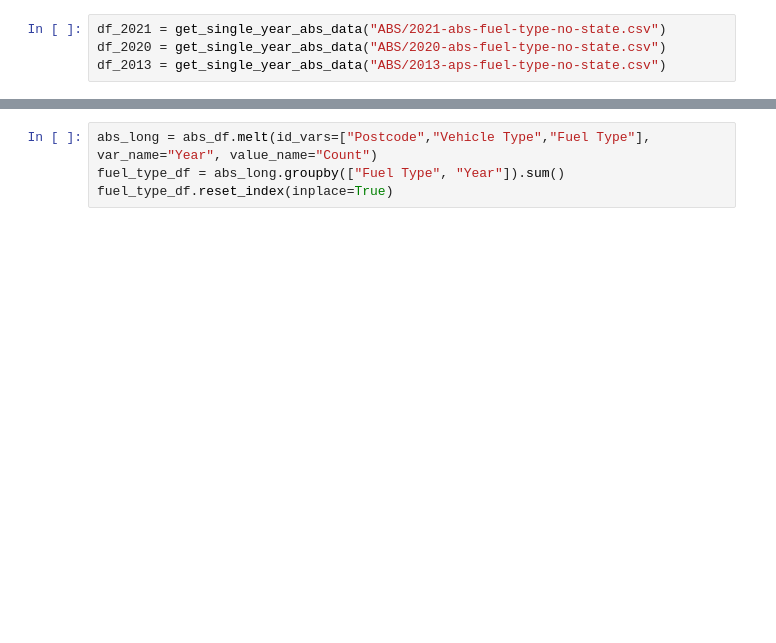
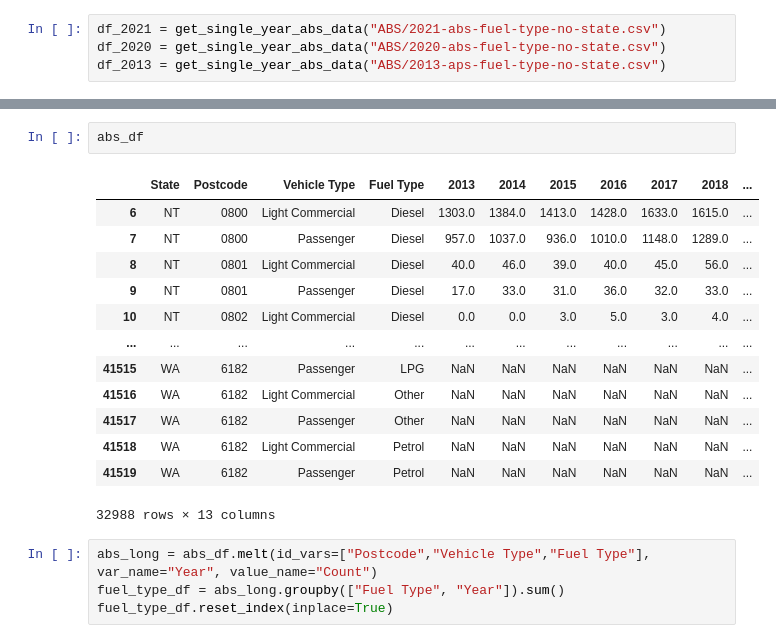
Before and after one commit to csiro-energy-systems/demand-forecasting, a Jupyter notebook: notebooks/process_abs_data.ipynb, the cells around one changed output, grey strips where cells are left out. Cells and saved outputs as stored; diff of their text form; blank space fills up the shorter version.

```diff
--- a/notebooks/process_abs_data.ipynb
+++ b/notebooks/process_abs_data.ipynb
@@ -85,3 +142,19 @@ abs_df = get_abs_data()
+# %%
+abs_df
+# %% [output]
+|  | State | Postcode | Vehicle Type | Fuel Type | 2013 | 2014 | 2015 | 2016 | 2017 | 2018 | ... |
+| 6 | NT | 0800 | Light Commercial | Diesel | 1303.0 | 1384.0 | 1413.0 | 1428.0 | 1633.0 | 1615.0 | ... |
+| 7 | NT | 0800 | Passenger | Diesel | 957.0 | 1037.0 | 936.0 | 1010.0 | 1148.0 | 1289.0 | ... |
+| 8 | NT | 0801 | Light Commercial | Diesel | 40.0 | 46.0 | 39.0 | 40.0 | 45.0 | 56.0 | ... |
+| 9 | NT | 0801 | Passenger | Diesel | 17.0 | 33.0 | 31.0 | 36.0 | 32.0 | 33.0 | ... |
+| 10 | NT | 0802 | Light Commercial | Diesel | 0.0 | 0.0 | 3.0 | 5.0 | 3.0 | 4.0 | ... |
+| ... | ... | ... | ... | ... | ... | ... | ... | ... | ... | ... | ... |
+| 41515 | WA | 6182 | Passenger | LPG | NaN | NaN | NaN | NaN | NaN | NaN | ... |
+| 41516 | WA | 6182 | Light Commercial | Other | NaN | NaN | NaN | NaN | NaN | NaN | ... |
+| 41517 | WA | 6182 | Passenger | Other | NaN | NaN | NaN | NaN | NaN | NaN | ... |
+| 41518 | WA | 6182 | Light Commercial | Petrol | NaN | NaN | NaN | NaN | NaN | NaN | ... |
+| 41519 | WA | 6182 | Passenger | Petrol | NaN | NaN | NaN | NaN | NaN | NaN | ... |
+32988 rows × 13 columns
 # %%
 abs_long = abs_df.melt(id_vars=["Postcode","Vehicle Type","Fuel Type"], var_name="Year", value_name="Count")
 fuel_type_df = abs_long.groupby(["Fuel Type", "Year"]).sum()
```
Also changed, not shown: parts of 12 cells of this notebook, 5 other files.
